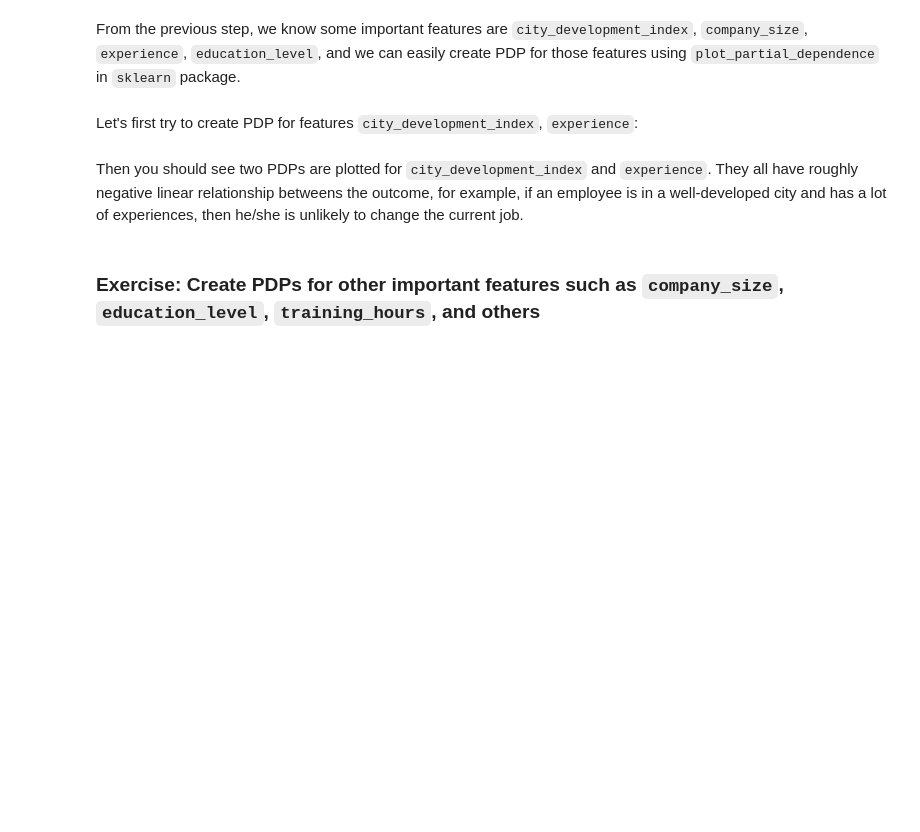
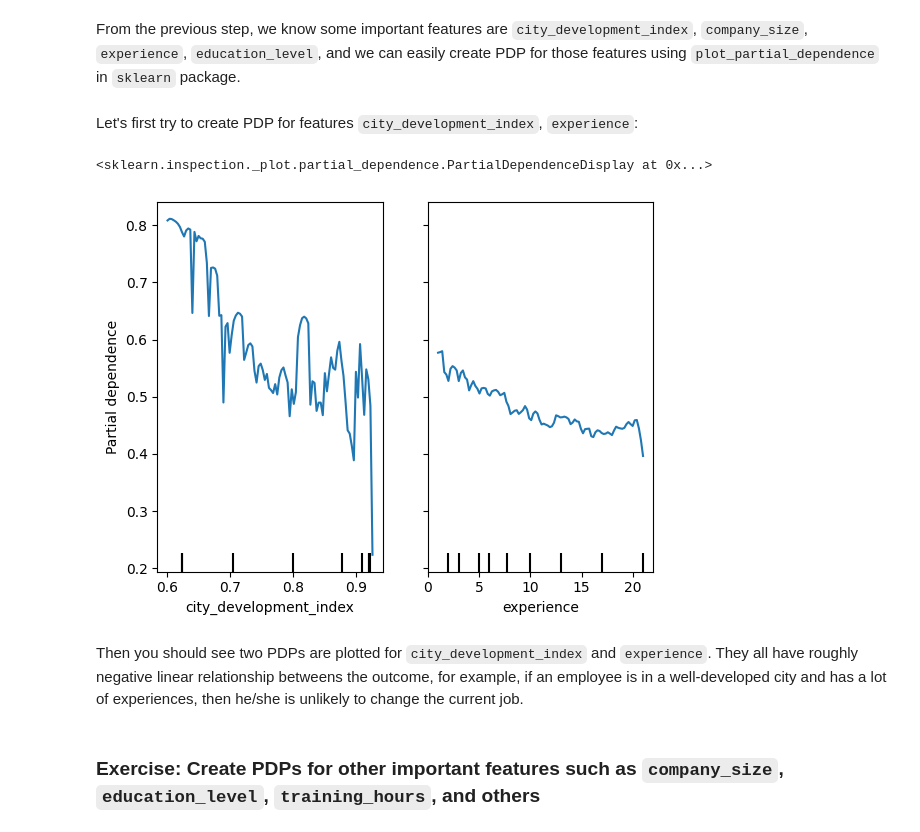
Before and after one commit to zhiyixu/ibm, a Jupyter notebook: 3.分类问题/lab_jupyter_model-explanations.ipynb, the cells around one changed output. Saved outputs shown, nothing was run; the diff lists cells and outputs as text; code cells hidden in the pictures; blank space fills up the shorter version.

```diff
--- a/3.分类问题/lab_jupyter_model-explanations.ipynb
+++ b/3.分类问题/lab_jupyter_model-explanations.ipynb
@@ -185,14 +222,20 @@ Let's first try to create PDP for features `city_development_index`, `experience
 # %%
 # Important features
 important_features = ['city_development_index', 'experience']
 "arguments: "
 " - estimator: the black box model"
 " - X is the training data X"
 " - features are the important features we are interested"
-plot_partial_dependence(estimator=black_box_model,
-                        X=X_train,
-                        features=important_features,
-                        random_state=123)
+# PartialDependenceDisplay(estimator=black_box_model,
+#                         X=X_train,
+#                         features=important_features,
+#                         random_state=123)
+
+PartialDependenceDisplay.from_estimator(black_box_model,X=X_train,
+                        features=important_features)
+# %% [output]
+<sklearn.inspection._plot.partial_dependence.PartialDependenceDisplay at 0x...>
+[figure, added]
 # %% [markdown]
 Then you should see two PDPs are plotted for `city_development_index` and `experience`. They all have roughly negative linear relationship betweens the outcome, for example, if an employee is in a well-developed city and has a lot of experiences, then he/she is unlikely to change the current job.
 # %% [markdown]
```
Also changed, not shown: parts of 19 cells of this notebook.
